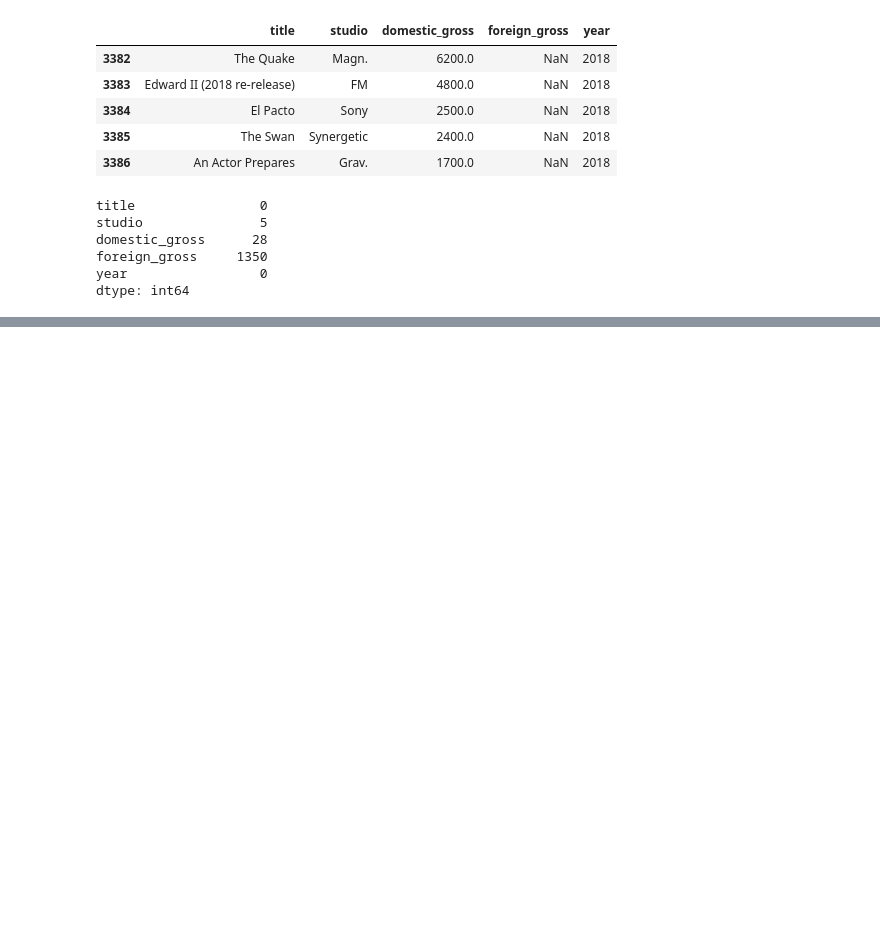
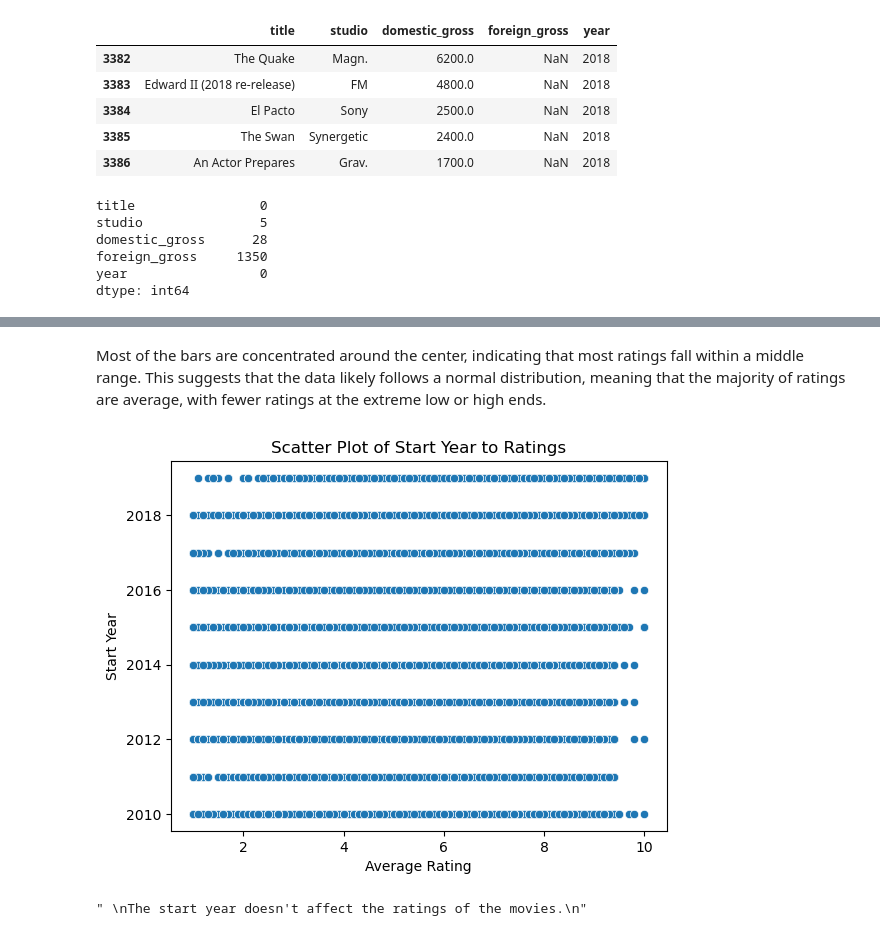
Before and after one commit to faith-watene/dsc-phase-2-project-v3, a Jupyter notebook: student.ipynb, the cells around one changed output, grey strips where cells are left out. Drawn from its saved outputs; the diff is of its cells as text; code cells hidden in the pictures; blank space fills up the shorter version.

```diff
--- a/student.ipynb
+++ b/student.ipynb
@@ -157,0 +231,16 @@ dtype: int64
+# %% [markdown]
+Most of the bars are concentrated around the center, indicating that most ratings fall within a middle range. This suggests that the data likely follows a normal distribution, meaning that the majority of ratings are average, with fewer ratings at the extreme low or high ends.
+# %%
+sns.scatterplot(x='averagerating', y='start_year', data=cleaned_df)
+plt.title('Scatter Plot of Start Year to Ratings')
+plt.xlabel('Average Rating')
+plt.ylabel('Start Year')
+plt.show()
+# %% [output]
+[figure, added]
+# %%
+"""
+The start year doesn't affect the ratings of the movies.
+"""
+# %% [output]
+" \nThe start year doesn't affect the ratings of the movies.\n"
```
Also changed, not shown: parts of 15 cells of this notebook.
